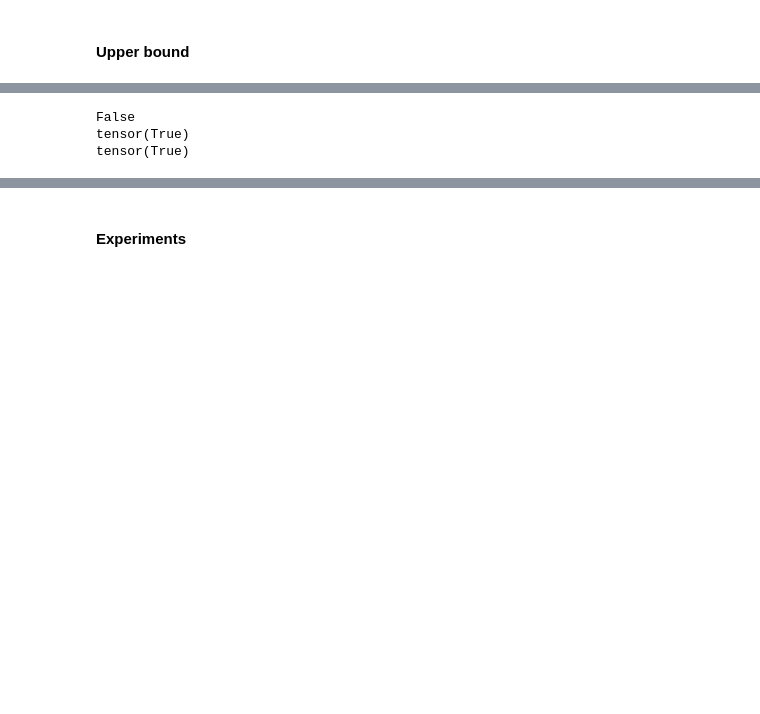
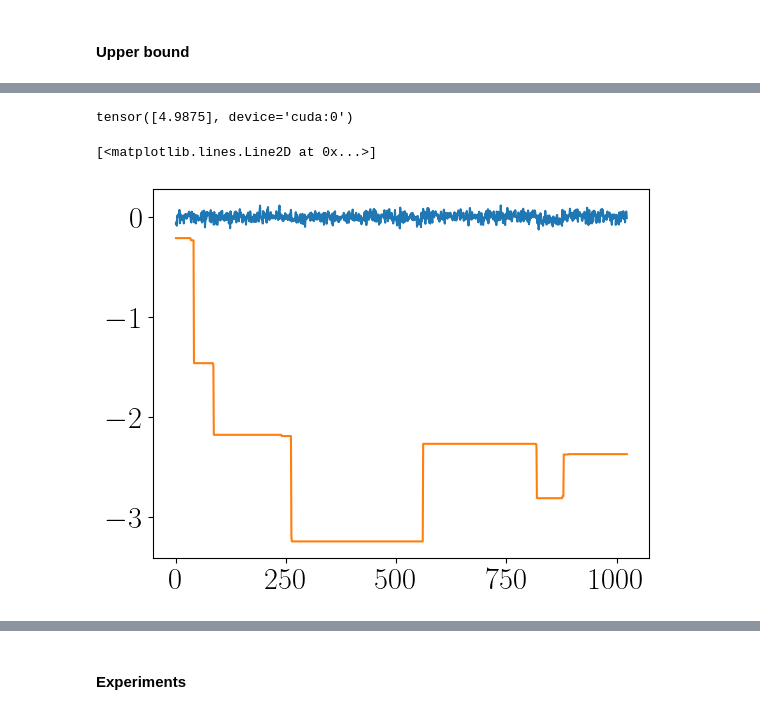
Before and after one commit to AlexanderAuras/GAMM-Overview-23, a Jupyter notebook: GAMM Overview 23.ipynb, the cells around one changed output, grey strips where cells are left out. Saved outputs shown, nothing was run; the diff lists cells and outputs as text; code cells hidden in the pictures; blank space fills up the shorter version.

```diff
--- a/GAMM Overview 23.ipynb
+++ b/GAMM Overview 23.ipynb
@@ -523,8 +432,0 @@ values = 2.0*torch.tensor(values)/MEASUREMENT_SIZE
-# %%
-print((values < 0).any().item())
-print(values.isnan().any())
-print(torch.sqrt(values).isnan().any())
-# %% [output]
-False
-tensor(True)
-tensor(True)
@@ -533 +433,11 @@ values = torch.sqrt(values)
+# %%
+"""D = lambda x:F.conv1d(x.unsqueeze(1), torch.tensor([[[-1.0,1.0,0.0]]], device=DEVICE), padding=1)[:,0]
+Dt = lambda x:F.conv_transpose1d(x.unsqueeze(1), torch.tensor([[[-1.0,1.0,0.0]]], device=DEVICE), padding=1)[:,0]
+print(torch.sum(torch.abs(D(reconstruction)), dim=1) - torch.sum(Dt(subgradient.clamp(-1,1))*(reconstruction), dim=1) )
+plt.plot(subgradient.flatten().detach().cpu().numpy())
+plt.plot(reconstruction.flatten().detach().cpu().numpy())"""
+# %% [output]
+tensor([4.9875], device='cuda:0')
+[<matplotlib.lines.Line2D at 0x...>]
+[figure, added]
 # %%
```
Also changed, not shown: parts of 15 cells of this notebook.
